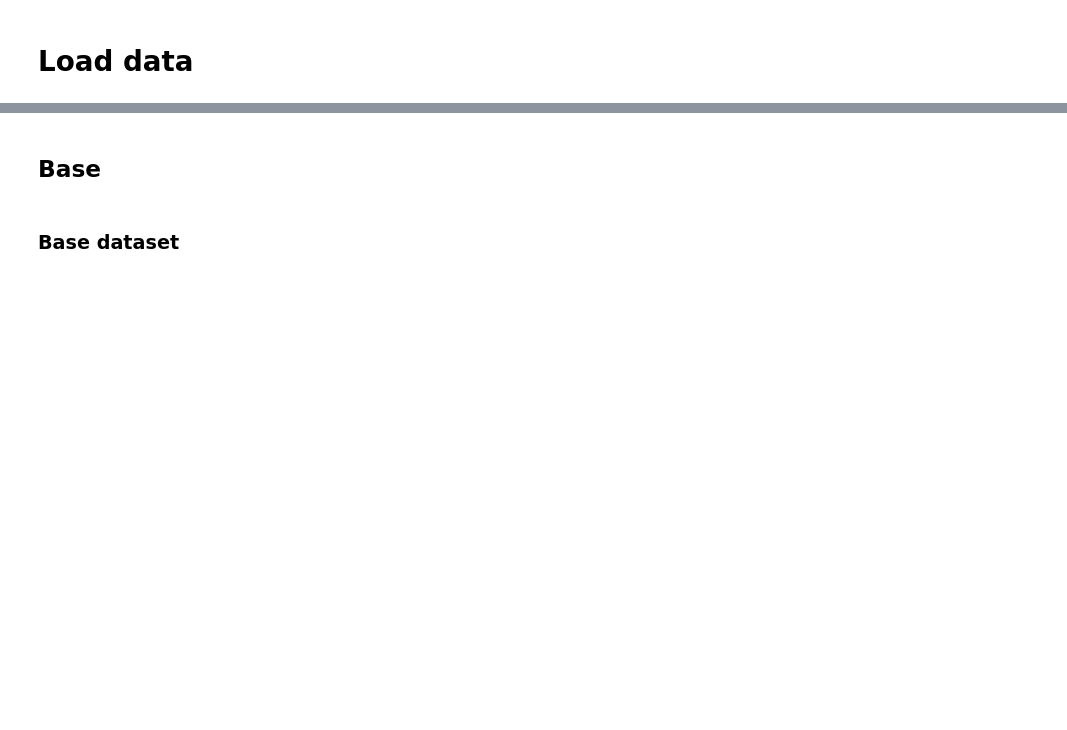
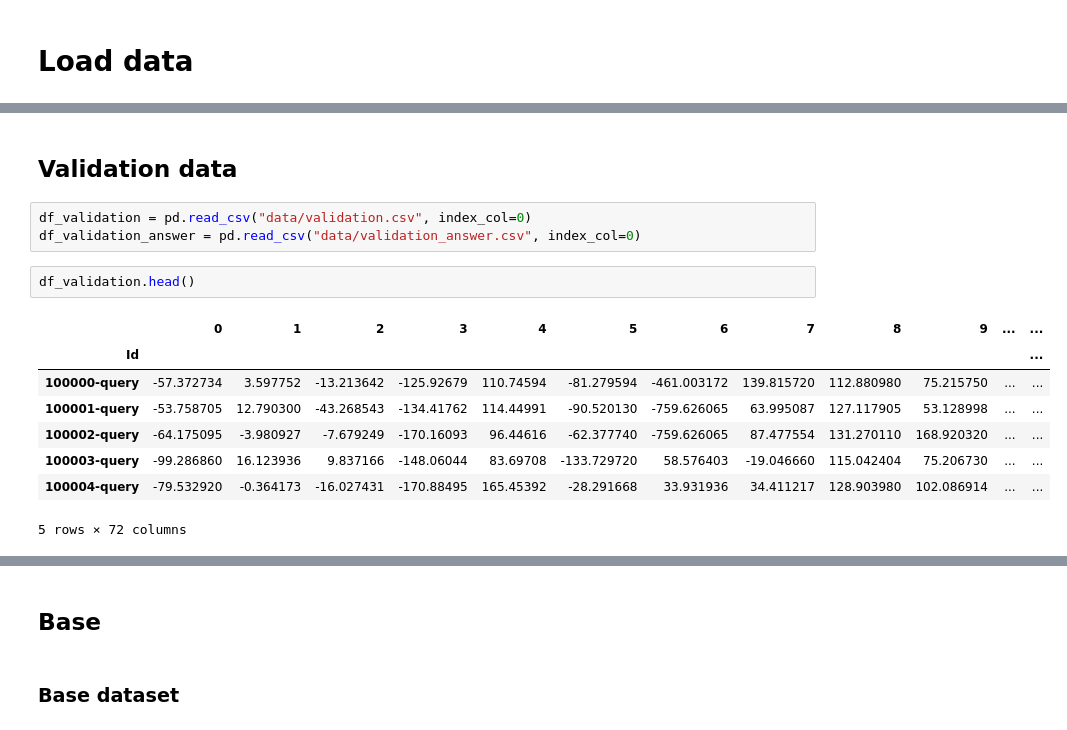
Before and after one commit to raphael12/Matching, a Jupyter notebook: Matching.ipynb, the cells around one changed output, grey strips where cells are left out. Saved outputs shown, nothing was run; the diff lists cells and outputs as text; blank space fills up the shorter version.

```diff
--- a/Matching.ipynb
+++ b/Matching.ipynb
@@ -7,0 +101,16 @@ from tqdm.notebook import tqdm
+# %% [markdown]
+## Validation data
+# %%
+df_validation = pd.read_csv("data/validation.csv", index_col=0)
+df_validation_answer = pd.read_csv("data/validation_answer.csv", index_col=0)
+# %%
+df_validation.head()
+# %% [output]
+|  | 0 | 1 | 2 | 3 | 4 | 5 | 6 | 7 | 8 | 9 | ... | ... |
+| Id |  |  |  |  |  |  |  |  |  |  |  | ... |
+| 100000-query | -57.372734 | 3.597752 | -13.213642 | -125.92679 | 110.74594 | -81.279594 | -461.003172 | 139.815720 | 112.880980 | 75.215750 | ... | ... |
+| 100001-query | -53.758705 | 12.790300 | -43.268543 | -134.41762 | 114.44991 | -90.520130 | -759.626065 | 63.995087 | 127.117905 | 53.128998 | ... | ... |
+| 100002-query | -64.175095 | -3.980927 | -7.679249 | -170.16093 | 96.44616 | -62.377740 | -759.626065 | 87.477554 | 131.270110 | 168.920320 | ... | ... |
+| 100003-query | -99.286860 | 16.123936 | 9.837166 | -148.06044 | 83.69708 | -133.729720 | 58.576403 | -19.046660 | 115.042404 | 75.206730 | ... | ... |
+| 100004-query | -79.532920 | -0.364173 | -16.027431 | -170.88495 | 165.45392 | -28.291668 | 33.931936 | 34.411217 | 128.903980 | 102.086914 | ... | ... |
+5 rows × 72 columns
```
Also changed, not shown: parts of 34 cells of this notebook.
